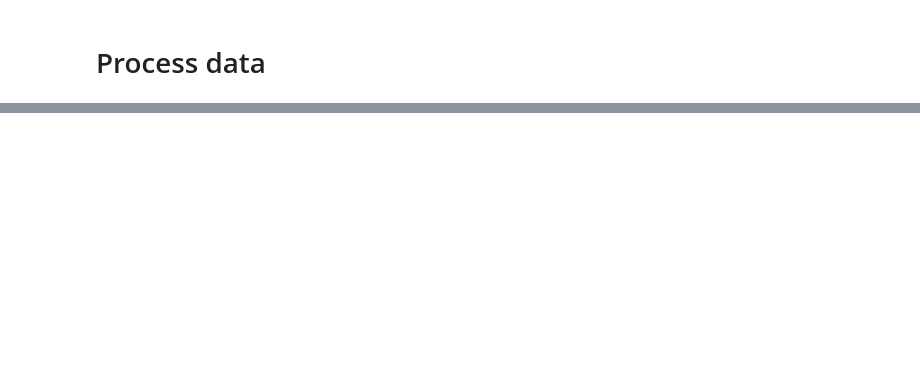
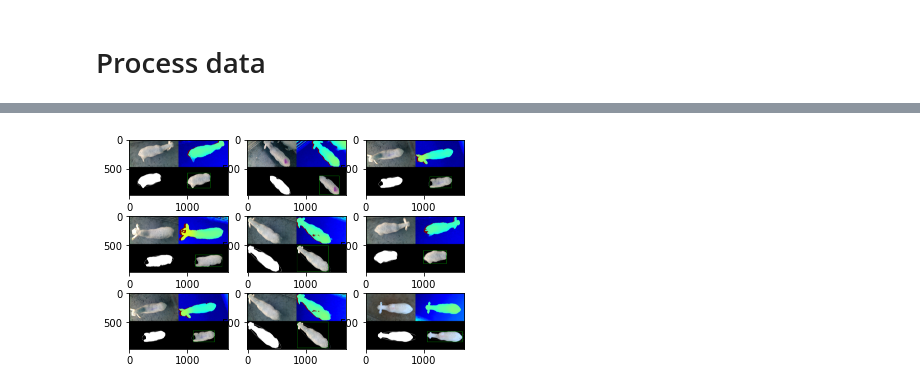
Before and after one commit to ULE-Informatica/morfologia-unizar-ule, a Jupyter notebook: scripts/process_images_to_create_csv_dataset.ipynb, the cells around one changed output, grey strips where cells are left out. Saved outputs shown, nothing was run; the diff lists cells and outputs as text; code cells hidden in the pictures; blank space fills up the shorter version.

```diff
--- a/scripts/process_images_to_create_csv_dataset.ipynb
+++ b/scripts/process_images_to_create_csv_dataset.ipynb
@@ -280,0 +269,16 @@ Mean absolute error: 0.16019320214670987
+# %%
+files = []
+for i in range(0,len(best_estimator_predictions)):
+    difference = abs(best_estimator_predictions[i]-y_test.iloc[i].weight)
+    if difference>1:
+        uuid = file_data.loc[y_test.iloc[i].name].uuid
+        files.append(uuid)
+
+for i in range(0,9):
+    plt.subplot(3,3,i+1)
+    img=mpimg.imread(os.path.join("..", 'data', 'mosaic', files[i]+'_mosaico.png'))
+    imgplot = plt.imshow(img)
+
+plt.savefig(os.path.join("..", 'data', 'mismatch.jpeg'), bbox_inches='tight')
+# %% [output]
+[figure, added]
```
Also changed, not shown: parts of 6 cells of this notebook, 4 other files.
